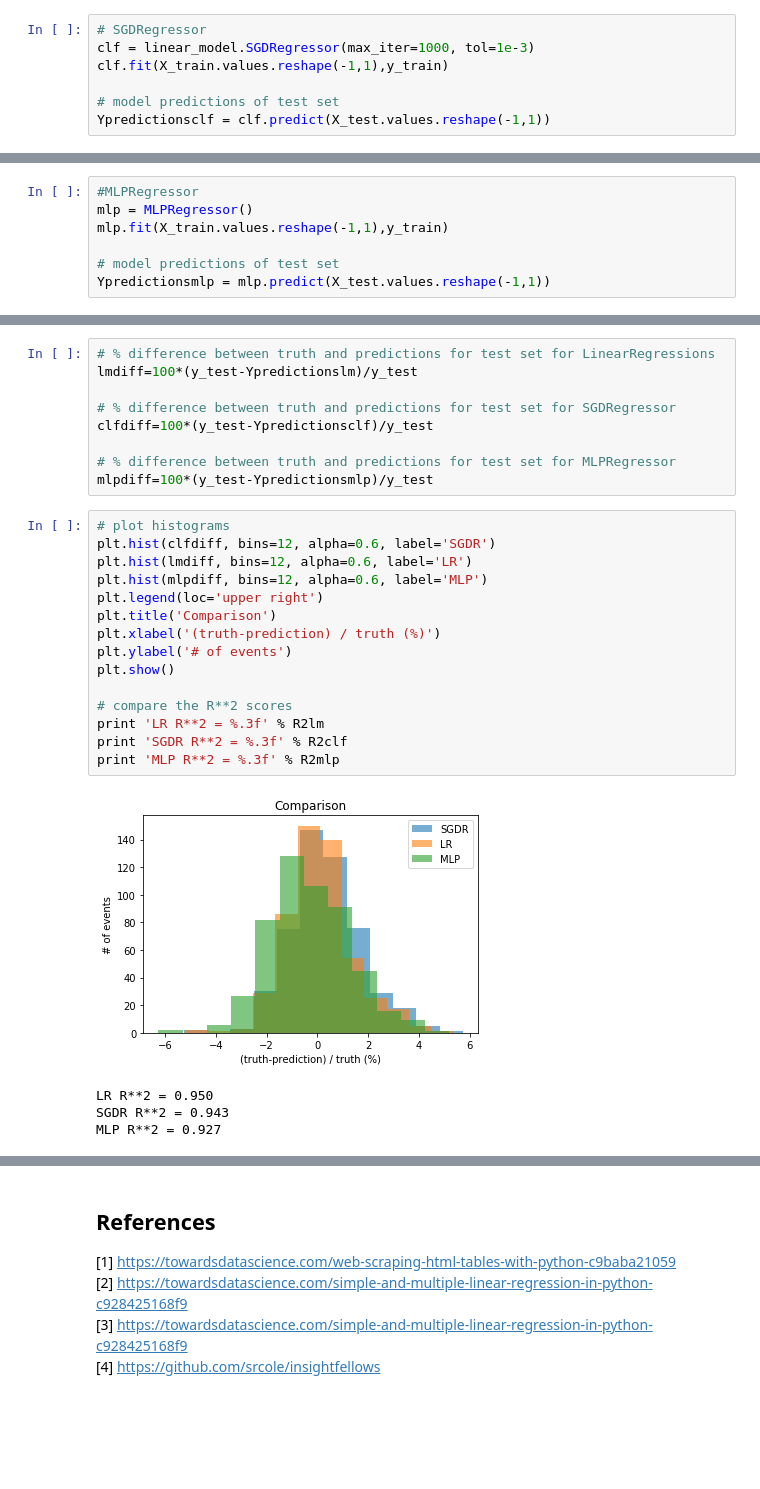
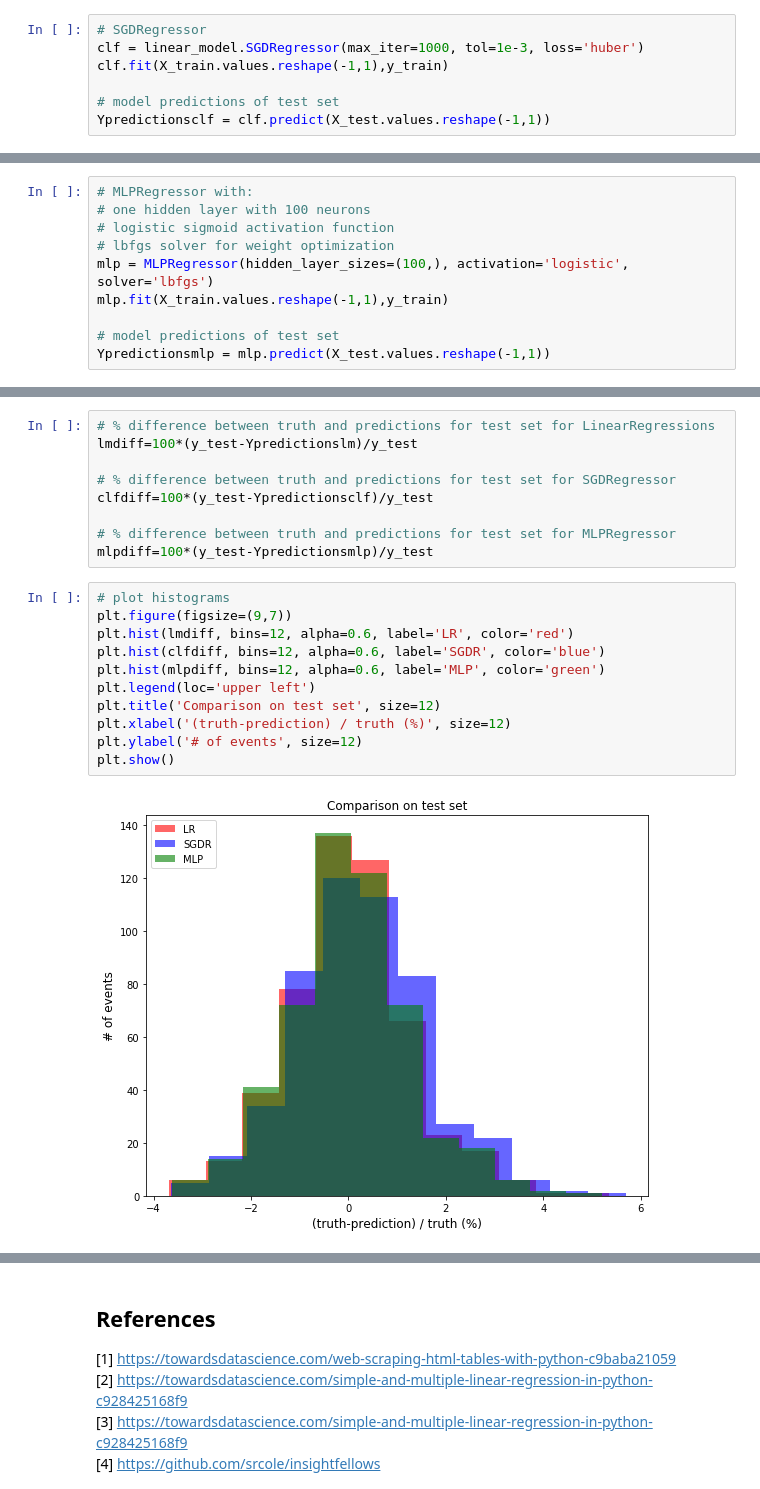
Before and after one commit to rmondini/trackandfield, a Jupyter notebook: mensprint.ipynb, the cells around one changed output, grey strips where cells are left out. Drawn from its saved outputs; the diff is of its cells as text; blank space fills up the shorter version.

Commit message:
added plot with data and models, optimized models playing with options

```diff
--- a/mensprint.ipynb
+++ b/mensprint.ipynb
@@ -338,7 +339,7 @@ array([20.10316037])
 ### II. Performing linear regression using scikit-learn SGDRegressor (Stochastic Gradient Descent) ###
 # %%
 # SGDRegressor
-clf = linear_model.SGDRegressor(max_iter=1000, tol=1e-3)
+clf = linear_model.SGDRegressor(max_iter=1000, tol=1e-3, loss='huber')
 clf.fit(X_train.values.reshape(-1,1),y_train)
 
 # model predictions of test set
@@ -366,8 +367,11 @@ array([20.19868772])
 # %% [markdown]
 ### III. Performing regression using a neural network (MLPRegressor) ###
 # %%
-#MLPRegressor
-mlp = MLPRegressor()
+# MLPRegressor with:
+# one hidden layer with 100 neurons
+# logistic sigmoid activation function
+# lbfgs solver for weight optimization
+mlp = MLPRegressor(hidden_layer_sizes=(100,), activation='logistic', solver='lbfgs')
 mlp.fit(X_train.values.reshape(-1,1),y_train)
 
 # model predictions of test set
@@ -395,21 +399,14 @@ clfdiff=100*(y_test-Ypredictionsclf)/y_test
 mlpdiff=100*(y_test-Ypredictionsmlp)/y_test
 # %%
 # plot histograms
-plt.hist(clfdiff, bins=12, alpha=0.6, label='SGDR')
-plt.hist(lmdiff, bins=12, alpha=0.6, label='LR')
-plt.hist(mlpdiff, bins=12, alpha=0.6, label='MLP')
-plt.legend(loc='upper right')
-plt.title('Comparison')
-plt.xlabel('(truth-prediction) / truth (%)')
-plt.ylabel('# of events')
+plt.figure(figsize=(9,7))
+plt.hist(lmdiff, bins=12, alpha=0.6, label='LR', color='red')
+plt.hist(clfdiff, bins=12, alpha=0.6, label='SGDR', color='blue')
+plt.hist(mlpdiff, bins=12, alpha=0.6, label='MLP', color='green')
+plt.legend(loc='upper left')
+plt.title('Comparison on test set', size=12)
+plt.xlabel('(truth-prediction) / truth (%)', size=12)
+plt.ylabel('# of events', size=12)
 plt.show()
-
-# compare the R**2 scores
-print 'LR R**2 = %.3f' % R2lm
-print 'SGDR R**2 = %.3f' % R2clf
-print 'MLP R**2 = %.3f' % R2mlp
 # %% [output]
-[figure, old version]
+[figure, new version]
-LR R**2 = 0.950
-SGDR R**2 = 0.943
-MLP R**2 = 0.927
```
Also changed, not shown: parts of 6 cells of this notebook.
